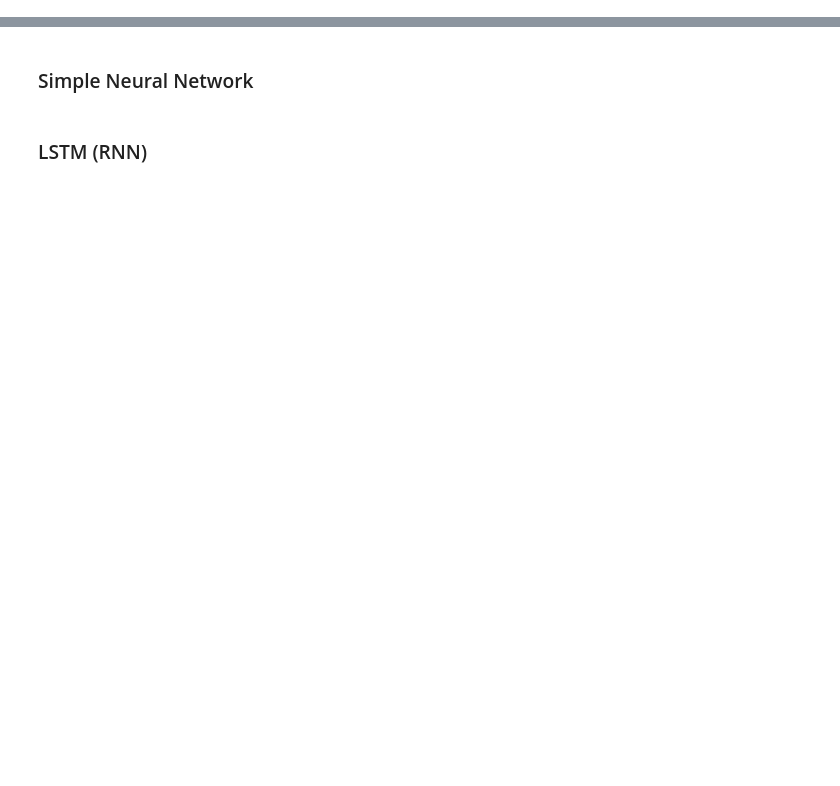
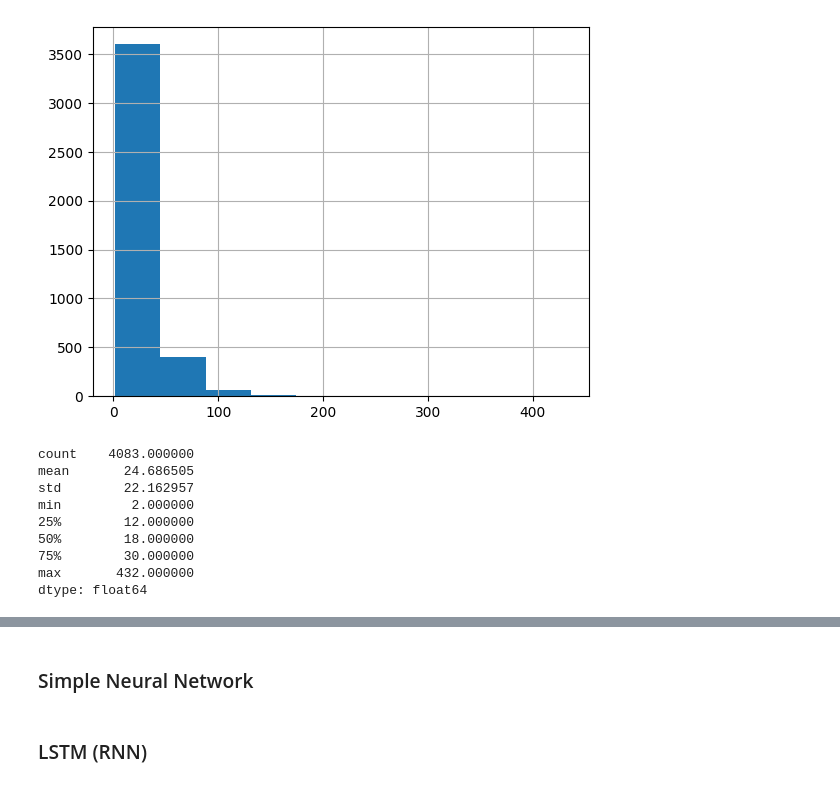
Before and after one commit to usmansiddiqui98/data-dialogue, a Jupyter notebook: notebooks/sentiment/LSTM.ipynb, the cells around one changed output, grey strips where cells are left out. Saved outputs shown, nothing was run; the diff lists cells and outputs as text; code cells hidden in the pictures; blank space fills up the shorter version.

```diff
--- a/notebooks/sentiment/LSTM.ipynb
+++ b/notebooks/sentiment/LSTM.ipynb
@@ -31,0 +40,56 @@ df.head()
+# %%
+def preprocess_string(s):
+    # Remove all non-word characters (everything except numbers and letters)
+    s = re.sub(r"[^\w\s]", '', s)
+    # Replace all runs of whitespaces with no space
+    s = re.sub(r"\s+", '', s)
+    # replace digits with no space
+    s = re.sub(r"\d", '', s)
+
+    return s
+
+def create_word_list(x_train):
+    word_list = []
+    stop_words = set(stopwords.words('english'))
+    for sent in x_train:
+        for word in sent.lower().split(' '):
+            word = preprocess_string(word)
+            if word not in stop_words and word != '':
+                word_list.append(word)
+    return word_list
+word_list = create_word_list(x_train)
+# %%
+def tokenize(x_train, y_train, x_test, y_test):
+    corpus = Counter(word_list)
+    corpus_ = sorted(corpus.items(), key = lambda x: x[1], reverse=True)[:1000]
+    onehot_dict = {w[0]:i+1 for i, w in enumerate(corpus_)}
+
+    final_list_train,final_list_test = [],[]
+    for sent in x_train:
+            final_list_train.append([onehot_dict[preprocess_string(word)] for word in sent.lower().split()
+                                     if preprocess_string(word) in onehot_dict.keys()])
+    for sent in x_test:
+            final_list_test.append([onehot_dict[preprocess_string(word)] for word in sent.lower().split()
+                                    if preprocess_string(word) in onehot_dict.keys()])
+
+    encoded_train = [1 if label =='positive' else 0 for label in y_train]
+    encoded_test = [1 if label =='positive' else 0 for label in y_test]
+    return np.array(final_list_train, dtype = 'object'), np.array(encoded_train),np.array(final_list_test, dtype = 'object'), np.array(encoded_test),onehot_dict
+# %%
+x_train,y_train,x_test,y_test,vocab = tokenize(x_train,y_train,x_test,y_test)
+# %%
+rev_len = [len(i) for i in x_train]
+pd.Series(rev_len).hist()
+plt.show()
+pd.Series(rev_len).describe()
+# %% [output]
+[figure, added]
+count    4083.000000
+mean       24.686505
+std        22.162957
+min         2.000000
+25%        12.000000
+50%        18.000000
+75%        30.000000
+max       432.000000
+dtype: float64
```
Also changed, not shown: parts of 22 cells of this notebook.
